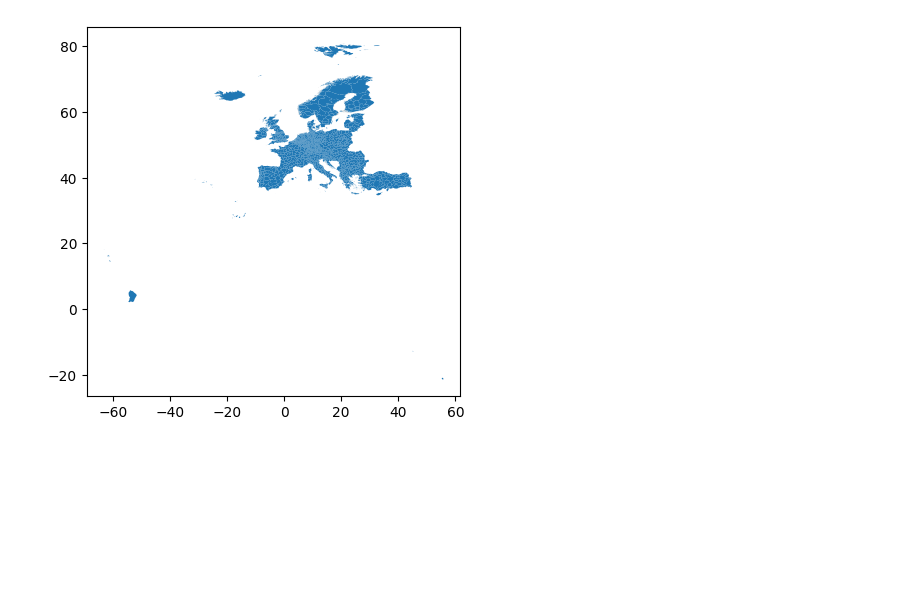
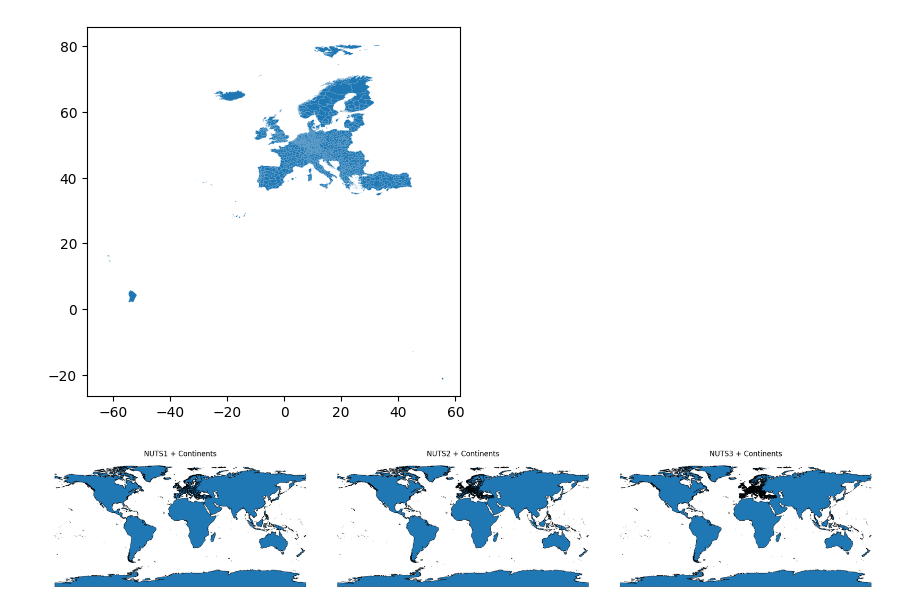
Before and after one commit to iiasa/scse-geojson, a Jupyter notebook: nuts-with-uk/nuts2024_updated_with_nuts-uk_regions.ipynb, the cells around one changed output. Saved outputs shown, nothing was run; the diff lists cells and outputs as text; code cells hidden in the pictures; blank space fills up the shorter version.

Commit message:
Merge continents with administrative regions (#6)
* Merge continents with administrative regions

* Rename folder

```diff
--- a/nuts-with-uk/nuts2024_updated_with_nuts-uk_regions.ipynb
+++ b/nuts-with-uk/nuts2024_updated_with_nuts-uk_regions.ipynb
@@ -64,3 +65,40 @@ nuts3_updated_uk.plot()
 # %% [output]
 <Axes: >
 [figure]
+# %%
+# Load continents base layer
+continents_json = gpd.read_file('utils/continents.geojson')
+
+# NUTS1: Merge continents + NUTS1 regions
+nuts1_json = gpd.read_file('nuts1_updated_uk_regions.geojson')
+nuts1_json = nuts1_json.to_crs(continents_json.crs)
+cont_nuts1 = pd.concat([continents_json, nuts1_json], ignore_index=True)
+cont_nuts1.to_file("NUTS1_regions_(2024 edition).geojson", driver='GeoJSON')
+
+# NUTS2: Merge continents + NUTS2 regions
+nuts2_json = gpd.read_file('nuts2_updated_uk_regions.geojson')
+nuts2_json = nuts2_json.to_crs(continents_json.crs)
+cont_nuts2 = pd.concat([continents_json, nuts2_json], ignore_index=True)
+cont_nuts2.to_file("NUTS2_regions_(2024 edition).geojson", driver='GeoJSON')
+
+# NUTS3: Merge continents + NUTS3 regions
+nuts3_json = gpd.read_file('nuts3_updated_uk_regions.geojson')
+nuts3_json = nuts3_json.to_crs(continents_json.crs)
+cont_nuts3 = pd.concat([continents_json, nuts3_json], ignore_index=True)
+cont_nuts3.to_file("NUTS3_regions_(2024 edition).geojson", driver='GeoJSON')
+
+# Plots
+fig, axes = plt.subplots(1, 3, figsize=(20, 6))
+gpd.read_file('NUTS1_regions_(2024 edition).geojson').plot(ax=axes[0],
+    edgecolor='black', linewidth=0.5).set_axis_off()
+axes[0].set_title('NUTS1 + Continents')
+gpd.read_file('NUTS2_regions_(2024 edition).geojson').plot(ax=axes[1],
+    edgecolor='black', linewidth=0.5).set_axis_off()
+axes[1].set_title('NUTS2 + Continents')
+gpd.read_file('NUTS3_regions_(2024 edition).geojson').plot(ax=axes[2],
+    edgecolor='black', linewidth=0.5).set_axis_off()
+axes[2].set_title('NUTS3 + Continents')
+plt.tight_layout()
+plt.show()
+# %% [output]
+[figure, added]
```
Also changed, not shown: parts of 1 cell of this notebook, 10 other files.
